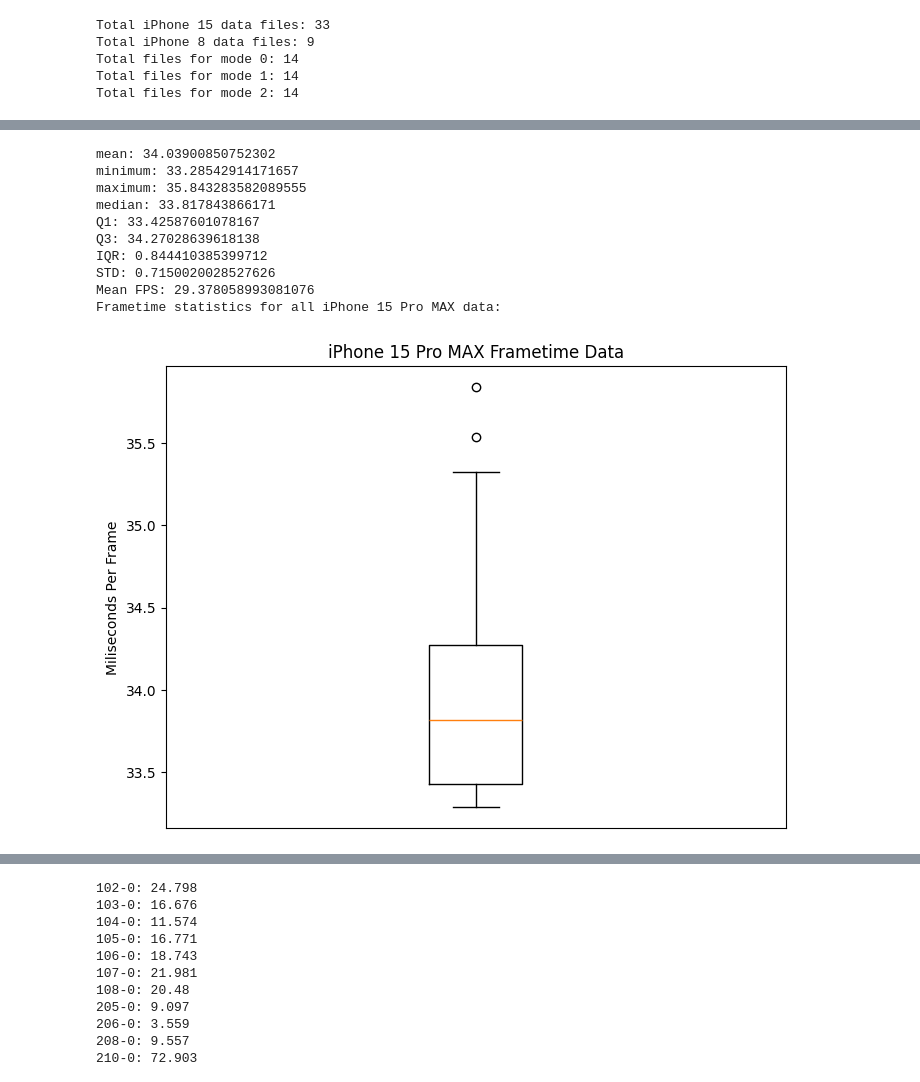
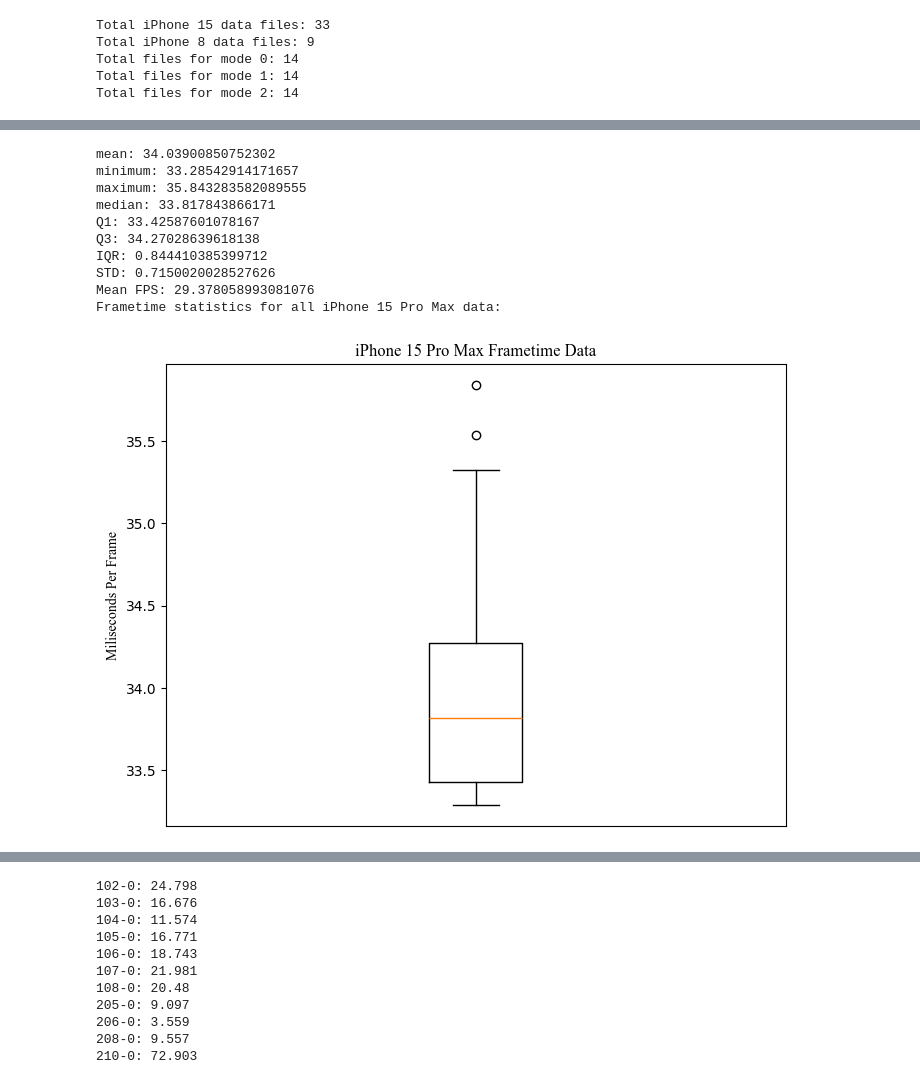
Before and after one commit to csu-hci-projects/FA23-FoldAR-Step-by-step-Instructions-for-Folding-Paper-Models-in-AR, a Jupyter notebook: FoldAR_Analysis.ipynb, the cells around one changed output, grey strips where cells are left out. Drawn from its saved outputs; the diff is of its cells as text; code cells hidden in the pictures.

```diff
--- a/FoldAR_Analysis.ipynb
+++ b/FoldAR_Analysis.ipynb
@@ -37,6 +37,8 @@ fingertip_columns = [
     'ringTip.x', 'ringTip.y', 'ringTip2.x', 'ringTip2.y',
     'littleTip.x', 'littleTip.y', 'littleTip2.x', 'littleTip2.y'
 ]
+
+tnr = {'fontname': 'Times New Roman'}
 # %%
 # Read all files in directory, returns list of filenames
 def get_files(dir='Data'):
@@ -350,36 +354,38 @@ Frametime statistics for all iPhone 8 data:
 # %%
 print()
 ip15_avg = []
 for f in ip15:
     dataframe = read_file(f)
     fm, tm, ft = process_frames(dataframe, print=False)
     ft_data = get_statistics(ft, printData=False)
 
     ip15_avg.append(ft_data['mean'])
 
 
 ip15_all_avg = get_statistics(ip15_avg)
 print('Mean FPS:', 1000/ip15_all_avg['mean'])
-print("Frametime statistics for all iPhone 15 Pro MAX data:")
+print("Frametime statistics for all iPhone 15 Pro Max data:")
 
-plt.figure(figsize =(8, 6))
+fig = plt.figure(figsize =(8, 6))
 plt.boxplot(ip15_avg)
-plt.title("iPhone 15 Pro MAX Frametime Data")
-plt.ylabel("Miliseconds Per Frame")
+plt.title("iPhone 15 Pro Max Frametime Data", **tnr)
+plt.ylabel("Miliseconds Per Frame", **tnr)
 plt.xticks([])
 plt.show()
+
+fig.savefig('Images/boxPlots/iPhone15Frametimes.png')
 # %% [output]
 mean: 34.03900850752302
 minimum: 33.28542914171657
 maximum: 35.843283582089555
 median: 33.817843866171
 Q1: 33.42587601078167
 Q3: 34.27028639618138
 IQR: 0.844410385399712
 STD: 0.7150020028527626
 Mean FPS: 29.378058993081076
-Frametime statistics for all iPhone 15 Pro MAX data:
+Frametime statistics for all iPhone 15 Pro Max data:
-[figure, old version]
+[figure, new version]
 # %%
 plt.figure(figsize =(8, 6))
 
```
Also changed, not shown: parts of 9 cells of this notebook.
